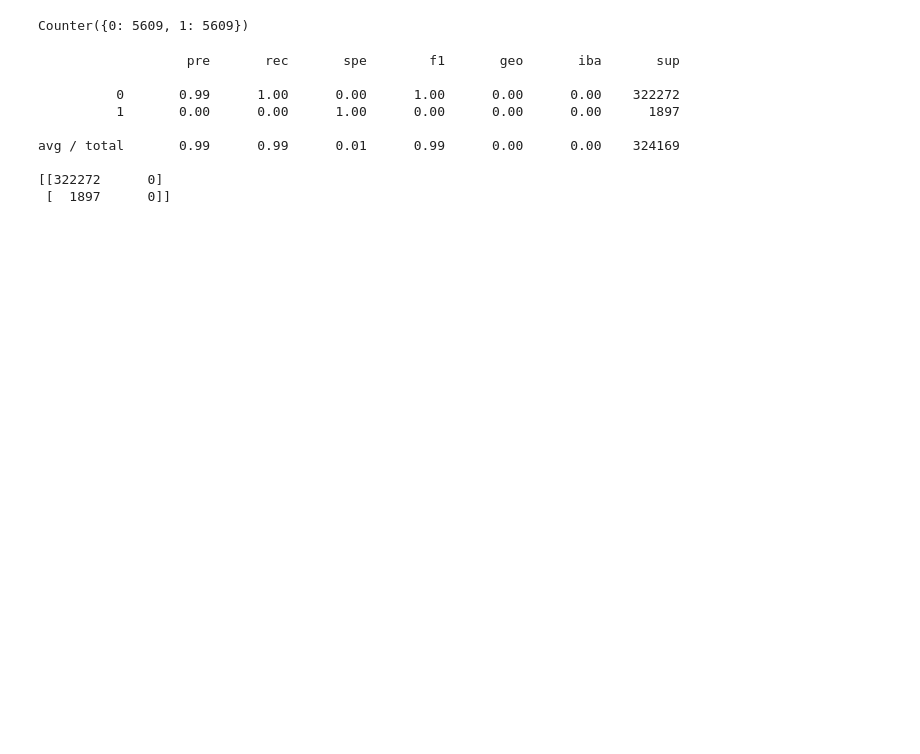
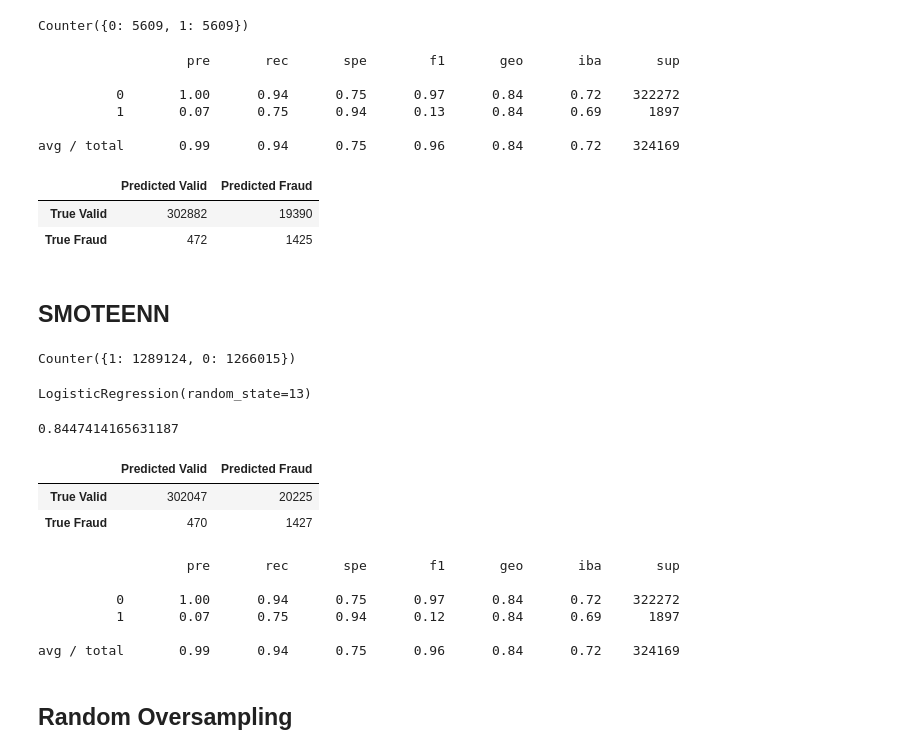
Before and after one commit to ashleighbridges/credit_card_fraud, a Jupyter notebook: ccf_preprocess_mlenv.ipynb, the cells around one changed output. Saved outputs shown, nothing was run; the diff lists cells and outputs as text; code cells hidden in the pictures; blank space fills up the shorter version.

```diff
--- a/ccf_preprocess_mlenv.ipynb
+++ b/ccf_preprocess_mlenv.ipynb
@@ -384,22 +402,73 @@ Counter({0: 5609, 1: 5609})
 # %%
 from sklearn.linear_model import LogisticRegression
 from sklearn.metrics import balanced_accuracy_score
 from imblearn.metrics import classification_report_imbalanced
+from sklearn.metrics import confusion_matrix, classification_report
 model3 = LogisticRegression(solver='lbfgs', random_state=13)
 model3.fit(X_resampled1, y_resampled1)
-y_pred=model.predict(X_test)
-balanced_accuracy_score(y_test, y_pred)
-report = classification_report_imbalanced(y_test, y_pred)
+y_pred3=model3.predict(X_test)
+balanced_accuracy_score(y_test, y_pred3)
+report = classification_report_imbalanced(y_test, y_pred3)
 print(report)
-matrix = confusion_matrix(y_test, y_pred)
-print(matrix)
+matrix = confusion_matrix(y_test, y_pred3)
+# Create a DataFrame from the confusion matrix.
+cm_df3 = pd.DataFrame(
+    matrix, index=["True Valid", "True Fraud"], columns=["Predicted Valid", "Predicted Fraud"])
+cm_df3
 # %% [output]
                    pre       rec       spe        f1       geo       iba       sup
 
-          0       0.99      1.00      0.00      1.00      0.00      0.00    322272
-          1       0.00      0.00      1.00      0.00      0.00      0.00      1897
+          0       1.00      0.94      0.75      0.97      0.84      0.72    322272
+          1       0.07      0.75      0.94      0.13      0.84      0.69      1897
 
-avg / total       0.99      0.99      0.01      0.99      0.00      0.00    324169
-
-[[322272      0]
- [  1897      0]]
+avg / total       0.99      0.94      0.75      0.96      0.84      0.72    324169
+|  | Predicted Valid | Predicted Fraud |
+| True Valid | 302882 | 19390 |
+| True Fraud | 472 | 1425 |
+# %% [markdown]
+## SMOTEENN
+# %%
+# Resample the training data with SMOTEENN
+from imblearn.combine import SMOTEENN
+smote_df = SMOTEENN(random_state=13)
+X_resampled3, y_resampled3 = smote_df.fit_resample(X, y)
+print(Counter(y_resampled3))
+# %% [output]
+Counter({1: 1289124, 0: 1266015})
+# %%
+# Train the Logistic Regression model using the resampled data
+model3 = LogisticRegression(solver='lbfgs', random_state=13)
+model3.fit(X_resampled3,y_resampled3)
+# %% [output]
+LogisticRegression(random_state=13)
+# %%
+# Calculated the balanced accuracy score
+y_pred3 = model3.predict(X_test)
+balanced_accuracy_score(y_test, y_pred3)
+# %% [output]
+0.8447414165631187
+# %%
+# Display the confusion matrix
+cm3 = confusion_matrix(y_test, y_pred3)
+
+# Create a DataFrame from the confusion matrix.
+cm3_df = pd.DataFrame(
+    cm3, index=["True Valid", "True Fraud"], columns=["Predicted Valid", "Predicted Fraud"])
+
+cm3_df
+# %% [output]
+|  | Predicted Valid | Predicted Fraud |
+| True Valid | 302047 | 20225 |
+| True Fraud | 470 | 1427 |
+# %%
+# Print the imbalanced classification report
+print(classification_report_imbalanced(y_test, y_pred3))
+# %% [output]
+                   pre       rec       spe        f1       geo       iba       sup
+
+          0       1.00      0.94      0.75      0.97      0.84      0.72    322272
+          1       0.07      0.75      0.94      0.12      0.84      0.69      1897
+
+avg / total       0.99      0.94      0.75      0.96      0.84      0.72    324169
+# %% [markdown]
+## Random Oversampling
```
Also changed, not shown: parts of 21 cells of this notebook.
